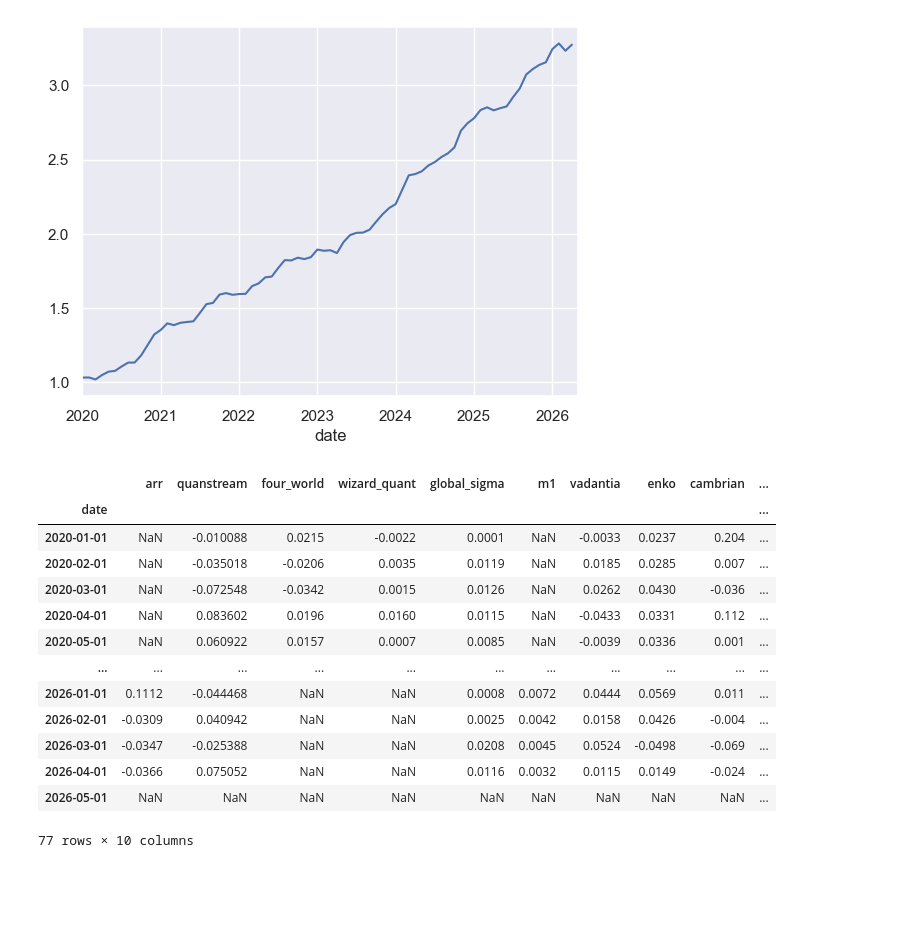
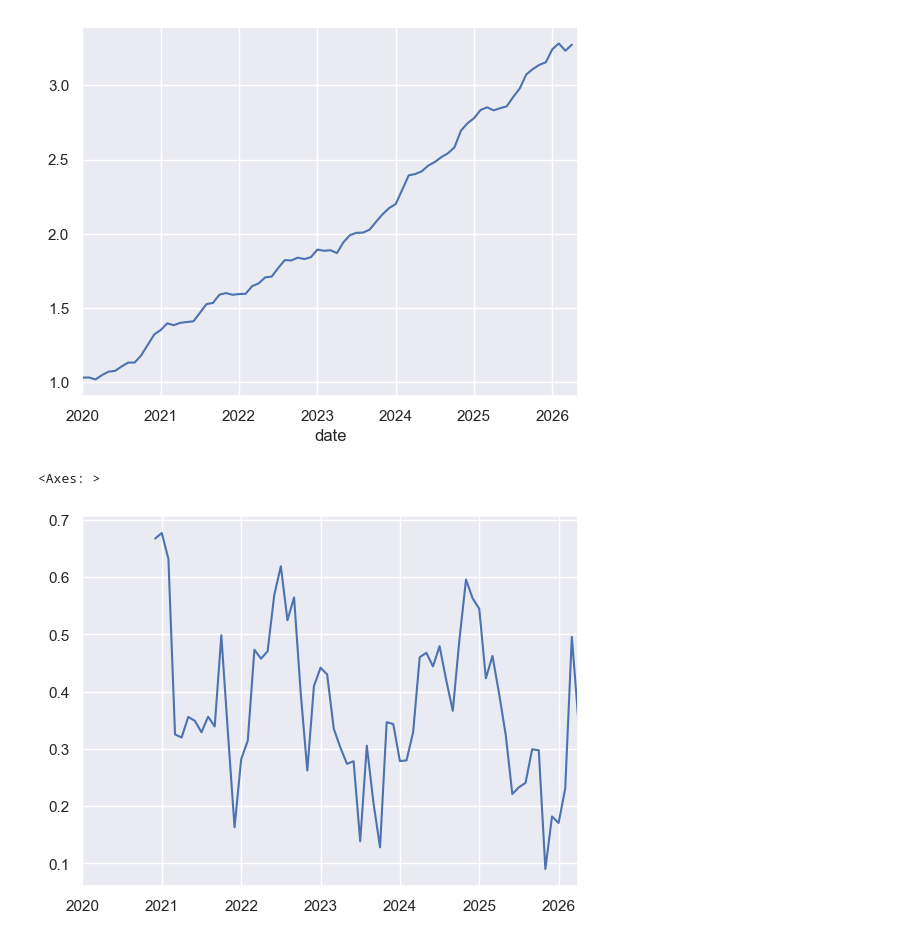
Before and after one commit to arthurdhonneur7/athenee_hf_portfolio, a Jupyter notebook: ew_portfolio.ipynb, the cells around one changed output. Drawn from its saved outputs; the diff is of its cells as text; code cells hidden in the pictures; blank space fills up the shorter version.

```diff
--- a/ew_portfolio.ipynb
+++ b/ew_portfolio.ipynb
@@ -236,19 +236,7 @@ Notes:
 <Axes: xlabel='date'>
 [figure]
 # %%
-df
+merged_df['ew_returns'].rolling(12).corr(merged_df['sp500']).plot()
 # %% [output]
-|  | arr | quanstream | four_world | wizard_quant | global_sigma | m1 | vadantia | enko | cambrian | ... |
-| date |  |  |  |  |  |  |  |  |  | ... |
-| 2020-01-01 | NaN | -0.010088 | 0.0215 | -0.0022 | 0.0001 | NaN | -0.0033 | 0.0237 | 0.204 | ... |
-| 2020-02-01 | NaN | -0.035018 | -0.0206 | 0.0035 | 0.0119 | NaN | 0.0185 | 0.0285 | 0.007 | ... |
-| 2020-03-01 | NaN | -0.072548 | -0.0342 | 0.0015 | 0.0126 | NaN | 0.0262 | 0.0430 | -0.036 | ... |
-| 2020-04-01 | NaN | 0.083602 | 0.0196 | 0.0160 | 0.0115 | NaN | -0.0433 | 0.0331 | 0.112 | ... |
-| 2020-05-01 | NaN | 0.060922 | 0.0157 | 0.0007 | 0.0085 | NaN | -0.0039 | 0.0336 | 0.001 | ... |
-| ... | ... | ... | ... | ... | ... | ... | ... | ... | ... | ... |
-| 2026-01-01 | 0.1112 | -0.044468 | NaN | NaN | 0.0008 | 0.0072 | 0.0444 | 0.0569 | 0.011 | ... |
-| 2026-02-01 | -0.0309 | 0.040942 | NaN | NaN | 0.0025 | 0.0042 | 0.0158 | 0.0426 | -0.004 | ... |
-| 2026-03-01 | -0.0347 | -0.025388 | NaN | NaN | 0.0208 | 0.0045 | 0.0524 | -0.0498 | -0.069 | ... |
-| 2026-04-01 | -0.0366 | 0.075052 | NaN | NaN | 0.0116 | 0.0032 | 0.0115 | 0.0149 | -0.024 | ... |
-| 2026-05-01 | NaN | NaN | NaN | NaN | NaN | NaN | NaN | NaN | NaN | ... |
-77 rows × 10 columns
+<Axes: >
+[figure, added]
```
Also changed, not shown: parts of 3 cells of this notebook, 1 other file.
